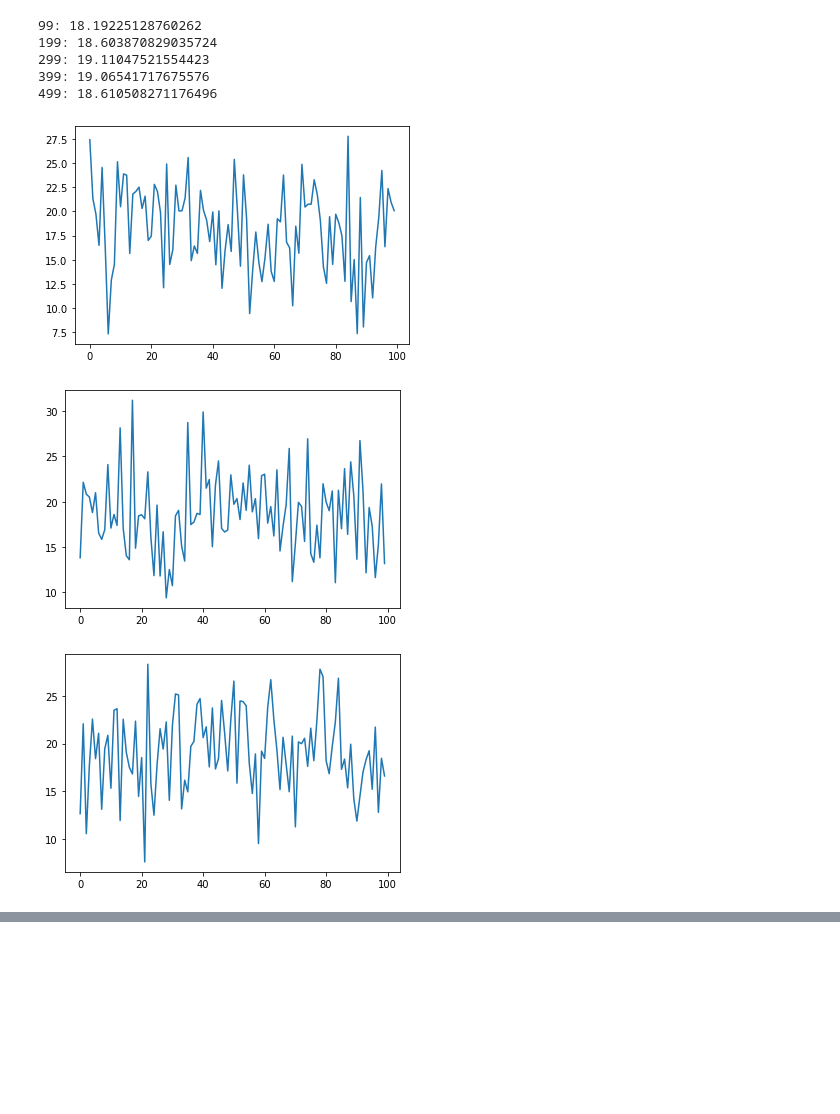
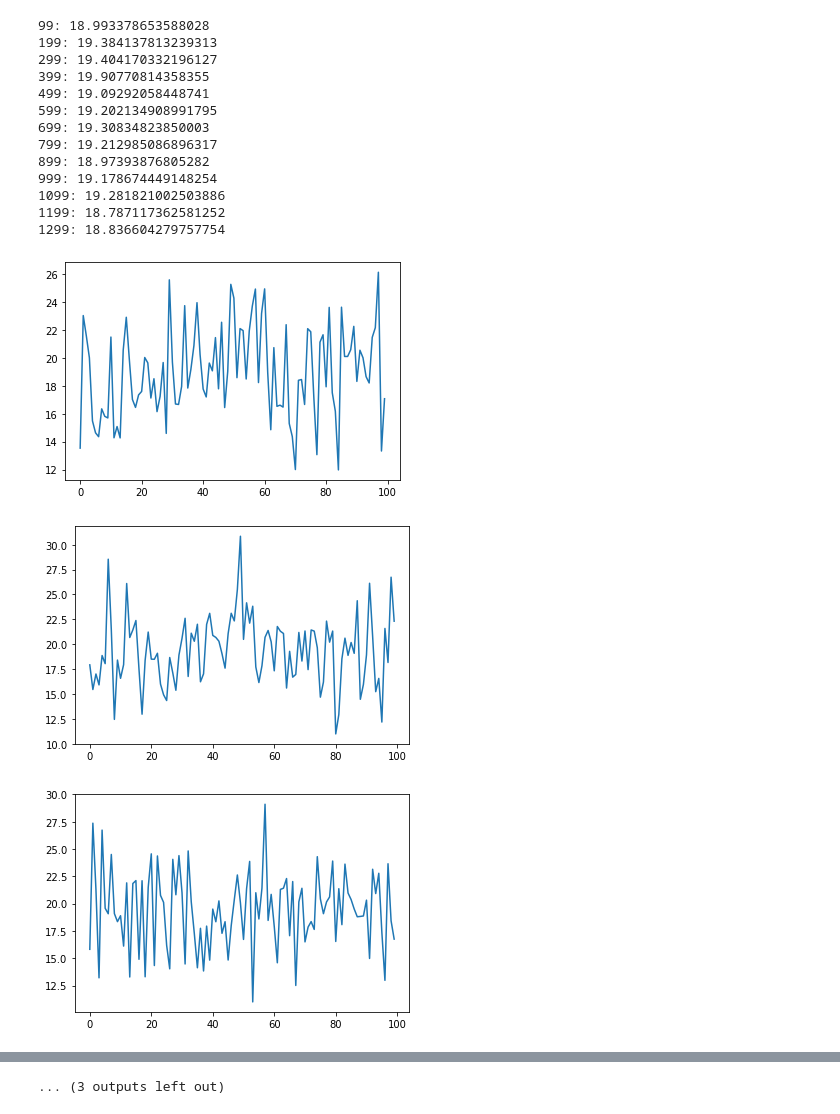
Before and after one commit to Akhilez/ml_gallery, a Jupyter notebook: ml_py/app/rl/tictactoe/t3.ipynb, the cells around one changed output, grey strips where cells are left out. Saved outputs shown, nothing was run; the diff lists cells and outputs as text; code cells hidden in the pictures; blank space fills up the shorter version.

```diff
--- a/ml_py/app/rl/tictactoe/t3.ipynb
+++ b/ml_py/app/rl/tictactoe/t3.ipynb
@@ -8,7 +8,7 @@ import numpy as np
 # %%
 device = 'cuda' if torch.cuda.is_available() else 'cpu'
 # %%
-model = T3Model(8).double().to(device)
+model = T3Model(embed_dim=4, attentions_depth=0).double().to(device)
 # %%
 def get_split_player_indices(size):
     # Random indices
@@ -56,13 +56,16 @@ def get_loss(stats):
 
 
 def train():
+
+    batch_size = 64
+    epochs = 10000
+
     model.train()
-    optim = torch.optim.Adam(model.parameters(), lr=1e-1)
-    batch_size = 32
+    optim = torch.optim.Adam(model.parameters(), lr=1e-4)
     envs = [TicTacToeEnv() for _ in range(batch_size)]
     losses = []
 
-    for epoch in range(1000):
+    for epoch in range(epochs):
         # Before game starts
 
         me_idx, opo_idx, me_idx_bool = get_split_player_indices(batch_size)
@@ -99,38 +102,46 @@ def train():
                         prob = legal_probs[action_idx]
                         stats[i].append([prob, reward])
                     else:
                         random_idx = int(torch.randint(low=0, high=len(legal_actions[i]), size=(1,))[0])
                         action = legal_actions[i][random_idx]
 
                         _, _, is_done, _ = envs[i].step(action)
 
                     is_dones[i] = is_done
 
             if all(is_dones):
                 break
 
         loss = get_loss(stats)
 
         optim.zero_grad()
         loss.backward()
         optim.step()
         losses.append(loss.item())
         if (epoch + 1) % 100 == 0:
             print(f'{epoch}: {np.mean(losses)}')
 
             #if (epoch + 1) % 1000 == 0:
             plt.plot(losses)
             plt.show()
 
             losses = []
 
 train()
 # %% [output]
-99: 18.19225128760262
-199: 18.603870829035724
-299: 19.11047521554423
-399: 19.06541717675576
-499: 18.610508271176496
+99: 18.993378653588028
+199: 19.384137813239313
+299: 19.404170332196127
+399: 19.90770814358355
+499: 19.09292058448741
+599: 19.202134908991795
+699: 19.30834823850003
+799: 19.212985086896317
+899: 18.97393876805282
+999: 19.178674449148254
+1099: 19.281821002503886
+1199: 18.787117362581252
+1299: 18.836604279757754
-[figure, old version]
+[figure, new version]
-[figure, old version]
+[figure, new version]
-[figure, old version]
+[figure, new version]
@@ -138,0 +156 @@ train()
+... (3 outputs left out)
```
Also changed, not shown: parts of 1 cell of this notebook, 1 other file.
